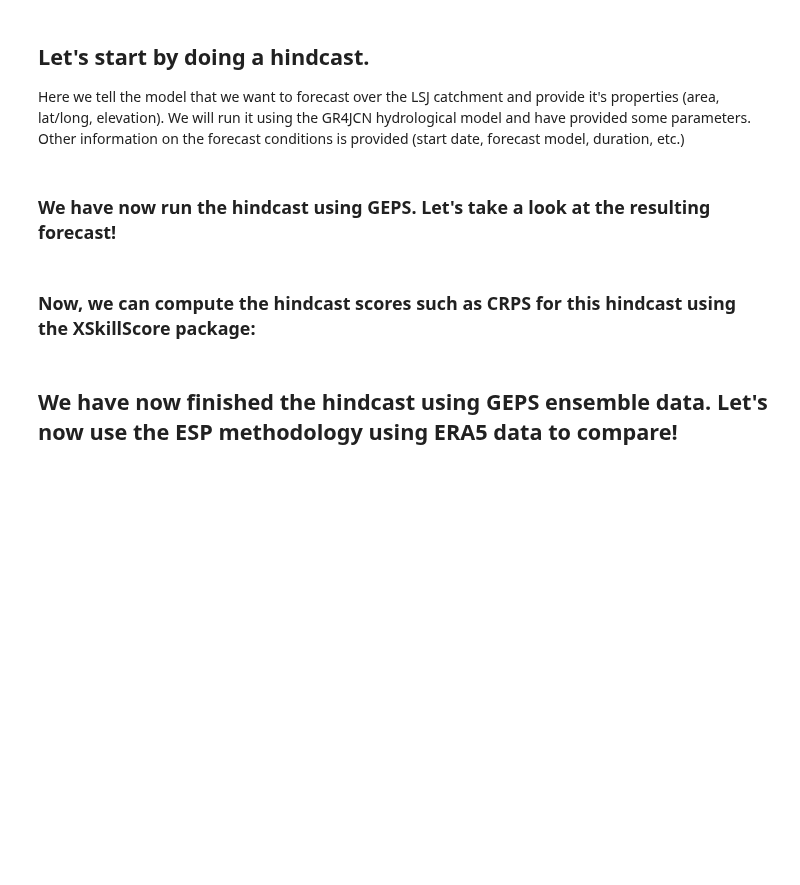
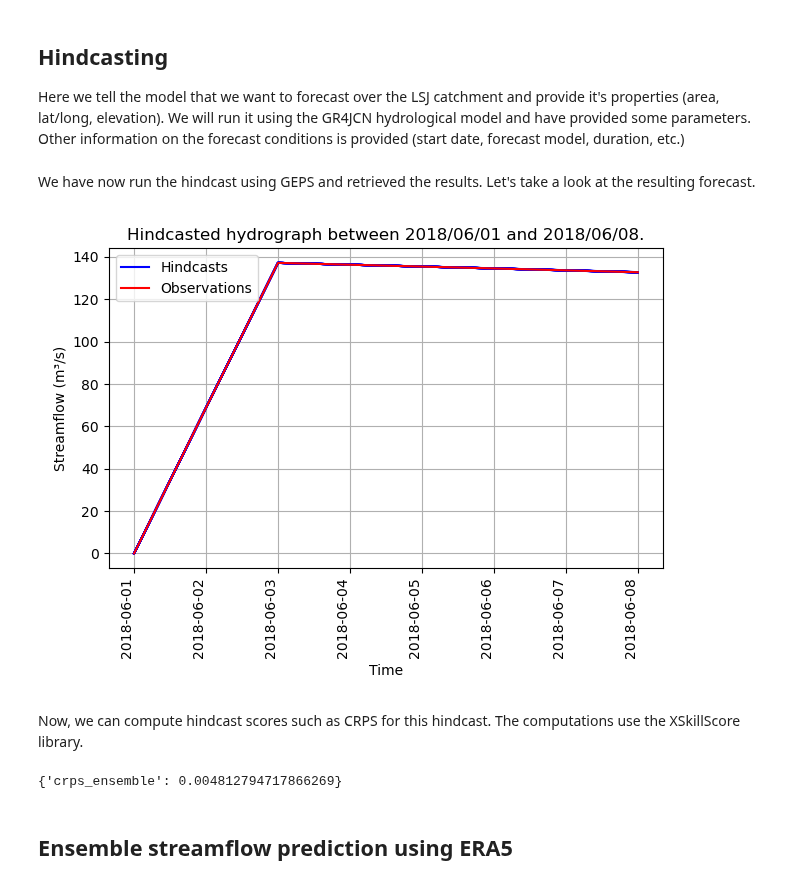
Before and after one commit to Ouranosinc/raven, a Jupyter notebook: docs/source/notebooks/Comparing_hindcasts_and_ESP_forecasts.ipynb, the cells around one changed output. Saved outputs shown, nothing was run; the diff lists cells and outputs as text; code cells hidden in the pictures; blank space fills up the shorter version.

```diff
--- a/docs/source/notebooks/Comparing_hindcasts_and_ESP_forecasts.ipynb
+++ b/docs/source/notebooks/Comparing_hindcasts_and_ESP_forecasts.ipynb
@@ -24,10 +23,11 @@ import xarray as xr
 
 # Set environment variable WPS_URL to "http://localhost:9099" to run on the default local server
 url = os.environ.get("WPS_URL", "https://pavics.ouranos.ca/twitcher/ows/proxy/raven/wps")
-wps = WPSClient('http://localhost:9099') #% TODO: CHANGE BACK BEFORE MERGE?
+wps = WPSClient(url)
 tmp = Path(tempfile.mkdtemp())
 # %% [markdown]
-## Let's start by doing a hindcast.
+## Hindcasting
+
 Here we tell the model that we want to forecast over the LSJ catchment and provide it's properties (area, lat/long, elevation). We will run it using the GR4JCN hydrological model and have provided some parameters. Other information on the forecast conditions is provided (start date, forecast model, duration, etc.)
 # %%
 # Define some of the catchment properties. Could also be replaced by a call to the properties WPS.
@@ -73,28 +73,29 @@ resp_hind = wps.hindcasting(region_vector=region_vector,
 # The model has run! We can get the response.
 # With `asobj` set to False, only the reference to the output is returned in the response.
 # Setting `asobj` to True will retrieve the actual files and copy them locally.
-[hydrograph, storage, solution, diagnostics, rv ] = resp_hind.get(asobj=True)
-
-#Since we requested output objects, we can simply access the forecast object needed for later evaluation.
-hydrograph = hydrograph.rename_dims({'nbasins':'member'})
-hydrograph.to_netcdf(str(tmp) + '/hcst.nc')
+[hydrograph, storage, solution, diagnostics, rv ] = resp_hind.get(True)
+[hydrograph_url, storage_url, solution_url, diagnostics_url, rv_url ] = resp_hind.get()
 # %% [markdown]
-### We have now run the hindcast using GEPS. Let's take a look at the resulting forecast!
+We have now run the hindcast using GEPS and retrieved the results. Let's take a look at the resulting forecast.
 # %%
 # Invent an observation so we can compute metrics later, and display as Qobs here. TODO: Add real streamflow data.
 qq = hydrograph.isel(member=10)
 qq.to_netcdf(str(tmp) + '/q_obs.nc','w')
 
-resp_graph = wps.graph_forecast_uncertainty(qobs=str(tmp / 'q_obs.nc'), fcst=str(tmp / 'hcst.nc'), qobs_var='q_sim', fcst_var='q_sim')
+resp_graph = wps.graph_forecast_uncertainty(qobs=str(tmp / 'q_obs.nc'), fcst=hydrograph_url, qobs_var='q_sim', fcst_var='q_sim')
 resp_graph.get(asobj=True)[0]
+# %% [output]
+[figure, added]
 # %% [markdown]
-### Now, we can compute the hindcast scores such as CRPS for this hindcast using the XSkillScore package:
+ Now, we can compute hindcast scores such as CRPS for this hindcast. The computations use the XSkillScore library.
 # %%
-resp = wps.hindcast_evaluation(obs=str(tmp / 'q_obs.nc'), hcst=str(tmp / 'hcst.nc'), obs_var='q_sim', hcst_var='q_sim', metric='crps_ensemble')
+resp = wps.hindcast_evaluation(obs=str(tmp / 'q_obs.nc'), hcst=hydrograph_url, obs_var='q_sim', hcst_var='q_sim', metric='crps_ensemble')
 [score] = resp.get(asobj=True)
 print(score)
+# %% [output]
+{'crps_ensemble': 0.004812794717866269}
-# %% [markdown]
-## We have now finished the hindcast using GEPS ensemble data. Let's now use the ESP methodology using ERA5 data to compare!
+# %% [markdown]
+## Ensemble streamflow prediction using ERA5
 # %%
 # We need to tell the model by how many hours we need to shift ERA5 data for it to be aligned on our catchment.
 UTCoffset_hours = -6 # for UTC delta
```
Also changed, not shown: parts of 5 cells of this notebook, 4 other files.
